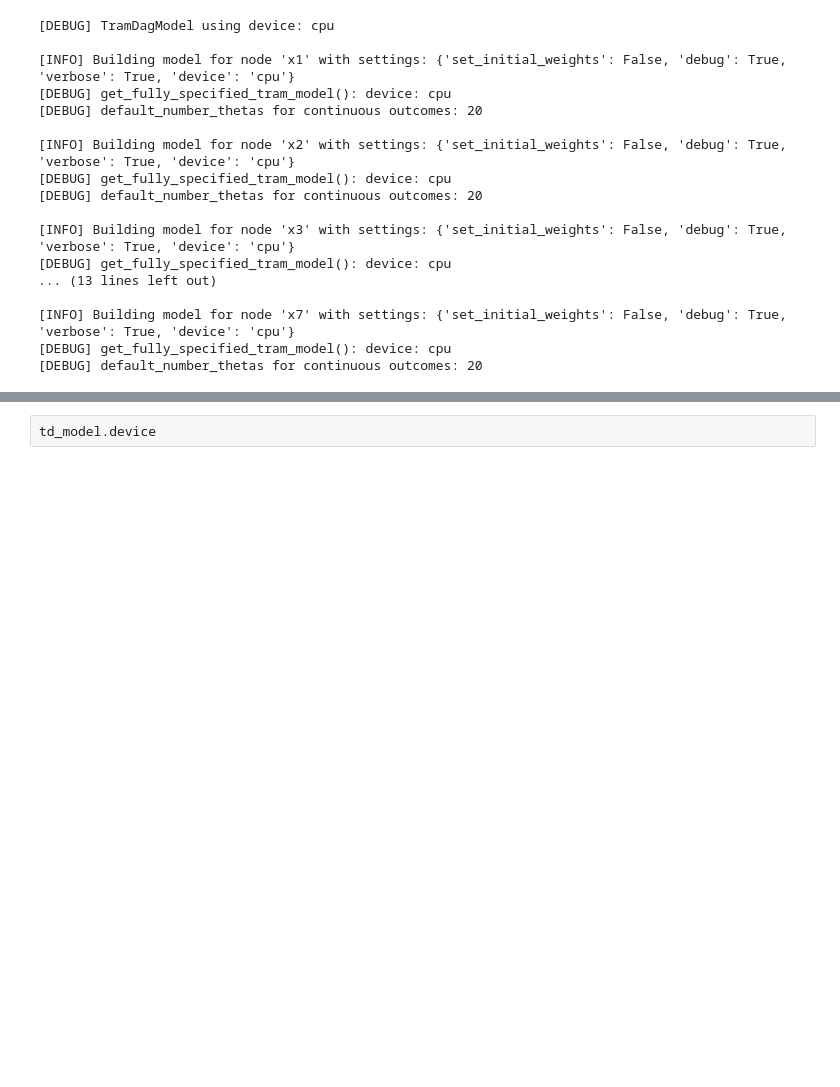
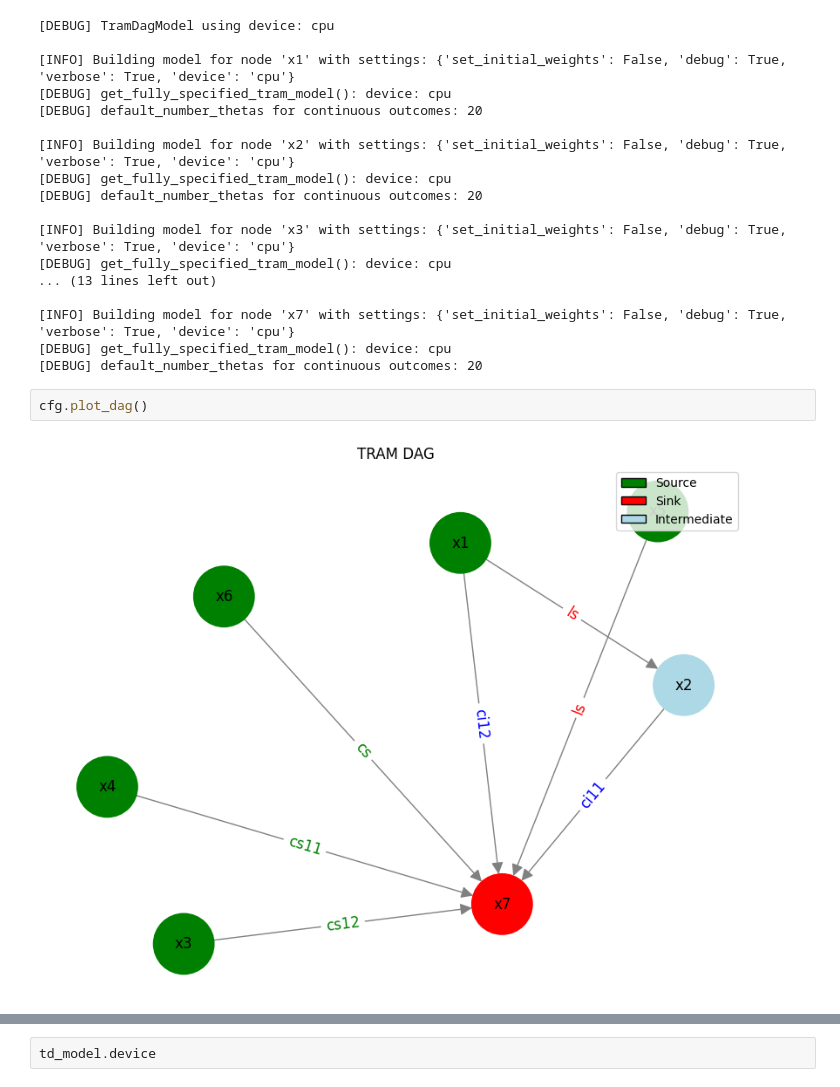
Before and after one commit to buehlpa/TramDag, a Jupyter notebook: tram_dag_api_test_2.ipynb, the cells around one changed output, grey strips where cells are left out. Cells and saved outputs as stored; diff of their text form; blank space fills up the shorter version.

```diff
--- a/tram_dag_api_test_2.ipynb
+++ b/tram_dag_api_test_2.ipynb
@@ -37,3 +37,7 @@ td_model = TramDagModel.from_config(cfg, set_initial_weights=False,verbose=True,
 [INFO] Building model for node 'x7' with settings: {'set_initial_weights': False, 'debug': True, 'verbose': True, 'device': 'cpu'}
 [DEBUG] get_fully_specified_tram_model(): device: cpu
 [DEBUG] default_number_thetas for continuous outcomes: 20
+# %%
+cfg.plot_dag()
+# %% [output]
+[figure, added]
```
Also changed, not shown: parts of 3 cells of this notebook, 11 other files.
